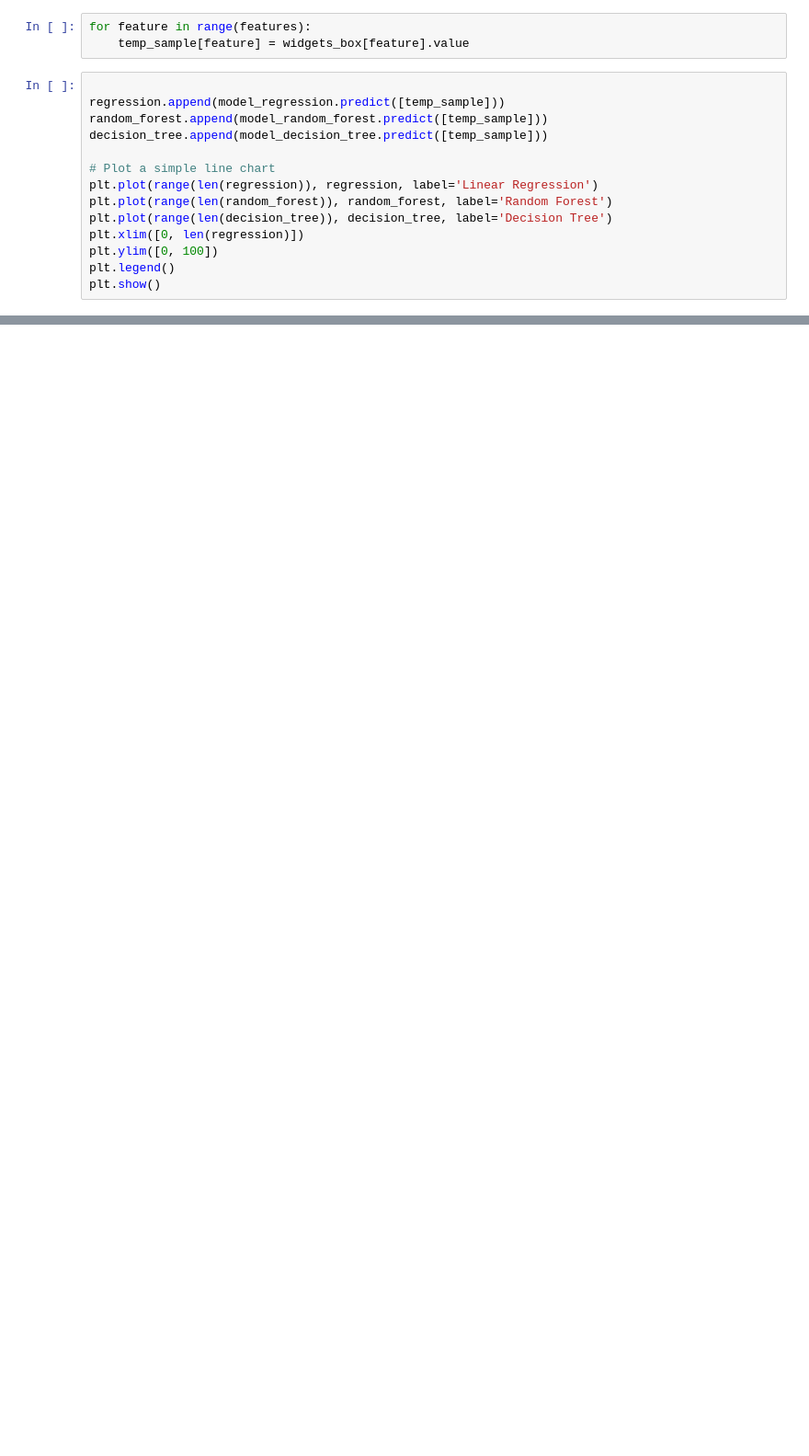
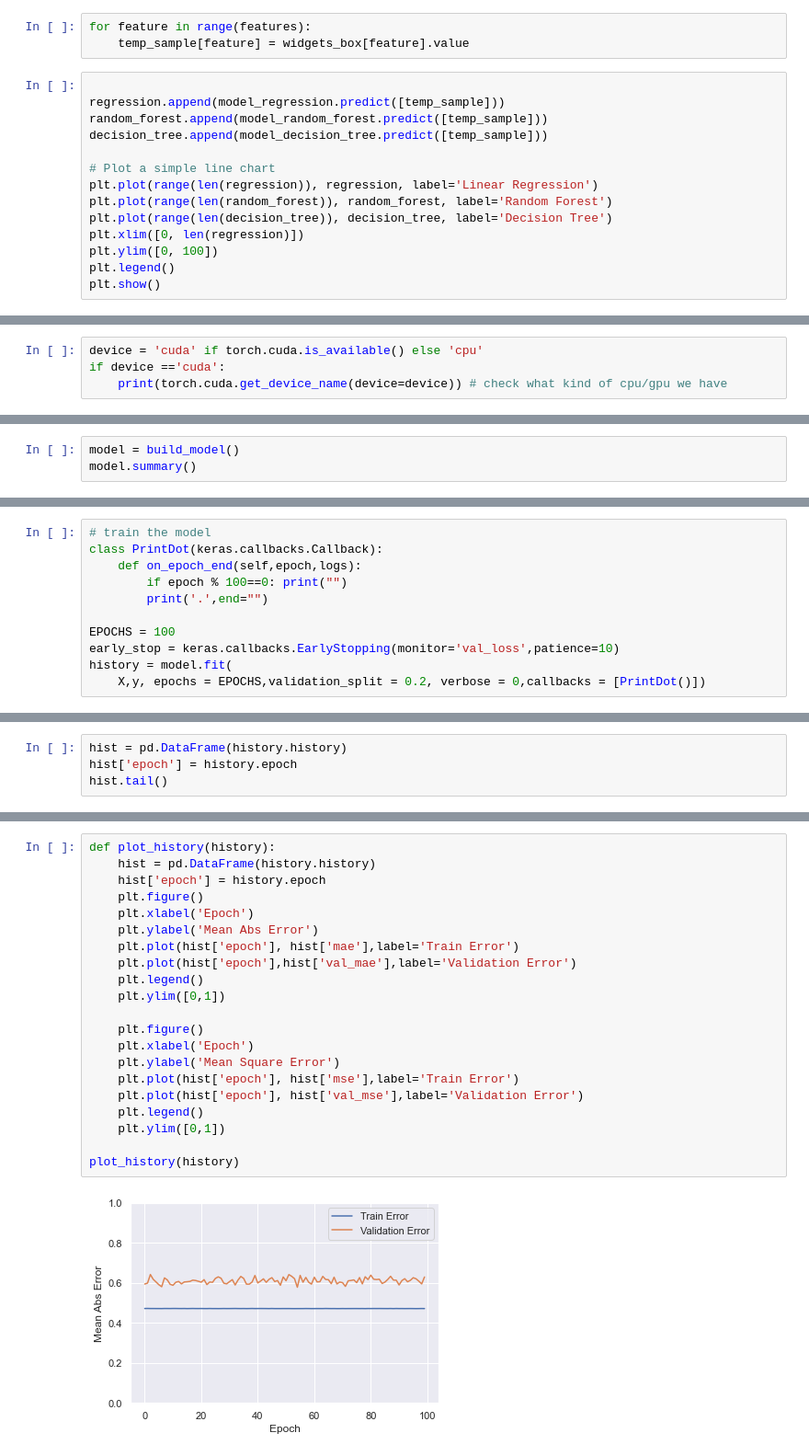
Before and after one commit to Idoleshem/Mini-ML-Spotify-Project-, a Jupyter notebook: model.ipynb, the cells around one changed output, grey strips where cells are left out. Shown: that part at 92% size. Drawn from its saved outputs; the diff is of its cells as text; blank space fills up the shorter version.

```diff
--- a/model.ipynb
+++ b/model.ipynb
@@ -311,0 +308,4 @@ plt.show()
+# %%
+device = 'cuda' if torch.cuda.is_available() else 'cpu'
+if device =='cuda':
+    print(torch.cuda.get_device_name(device=device)) # check what kind of cpu/gpu we have
@@ -311,0 +377,3 @@ plt.show()
+# %%
+model = build_model()
+model.summary()
@@ -311,0 +396,11 @@ plt.show()
+# %%
+# train the model
+class PrintDot(keras.callbacks.Callback):
+    def on_epoch_end(self,epoch,logs):
+        if epoch % 100==0: print("")
+        print('.',end="")
+
+EPOCHS = 100
+early_stop = keras.callbacks.EarlyStopping(monitor='val_loss',patience=10)
+history = model.fit(
+    X,y, epochs = EPOCHS,validation_split = 0.2, verbose = 0,callbacks = [PrintDot()])
@@ -311,0 +409,4 @@ plt.show()
+# %%
+hist = pd.DataFrame(history.history)
+hist['epoch'] = history.epoch
+hist.tail()
@@ -311,0 +420,23 @@ plt.show()
+# %%
+def plot_history(history):
+    hist = pd.DataFrame(history.history)
+    hist['epoch'] = history.epoch
+    plt.figure()
+    plt.xlabel('Epoch')
+    plt.ylabel('Mean Abs Error')
+    plt.plot(hist['epoch'], hist['mae'],label='Train Error')
+    plt.plot(hist['epoch'],hist['val_mae'],label='Validation Error')
+    plt.legend()
+    plt.ylim([0,1])
+
+    plt.figure()
+    plt.xlabel('Epoch')
+    plt.ylabel('Mean Square Error')
+    plt.plot(hist['epoch'], hist['mse'],label='Train Error')
+    plt.plot(hist['epoch'], hist['val_mse'],label='Validation Error')
+    plt.legend()
+    plt.ylim([0,1])
+
+plot_history(history)
+# %% [output]
+[figure, added]
```
Also changed, not shown: parts of 21 cells of this notebook.
